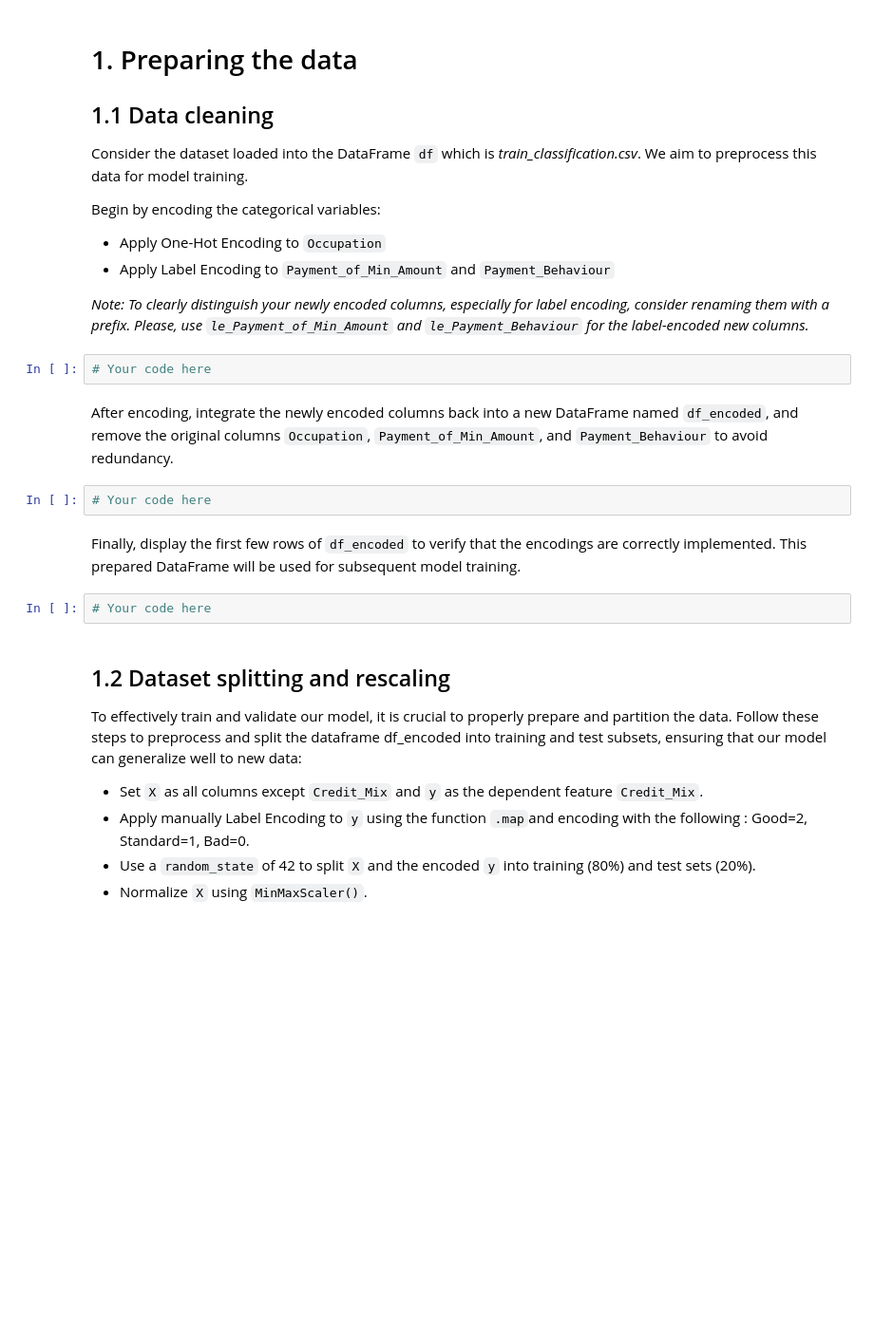
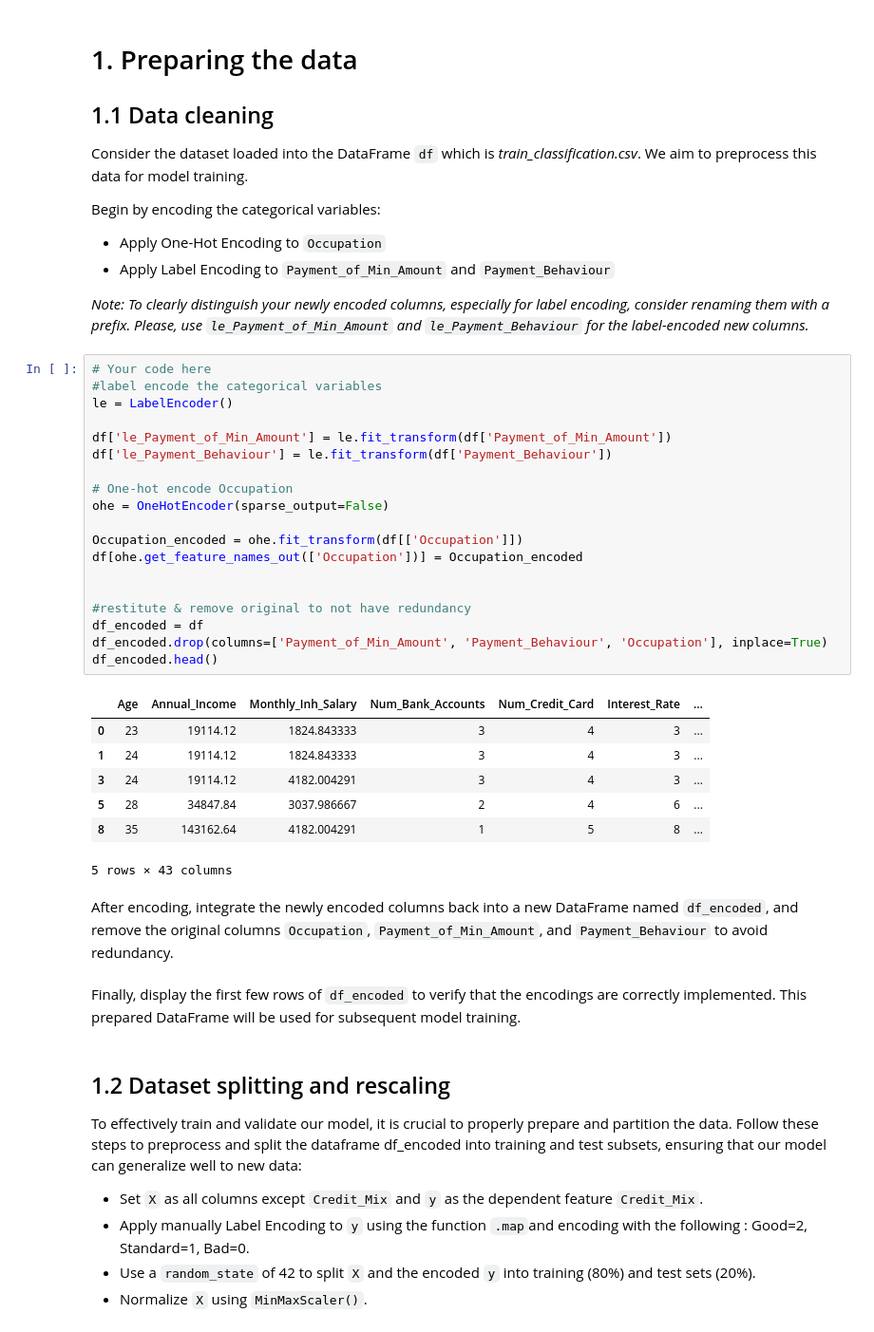
Before and after one commit to linneverh/MachineLearning, a Jupyter notebook: assignments/Part 4/Assignment_4_2024.ipynb, the cells around one changed output. Shown at 95% size. Drawn from its saved outputs; the diff is of its cells as text; blank space fills up the shorter version.

```diff
--- a/assignments/Part 4/Assignment_4_2024.ipynb
+++ b/assignments/Part 4/Assignment_4_2024.ipynb
@@ -118,16 +118,37 @@ Begin by encoding the categorical variables:
 - Apply Label Encoding to `Payment_of_Min_Amount` and `Payment_Behaviour`
 
 *Note: To clearly distinguish your newly encoded columns, especially for label encoding, consider renaming them with a prefix. Please, use `le_Payment_of_Min_Amount` and `le_Payment_Behaviour` for the label-encoded new columns.*
-# %%
-# Your code here
+# %%
+# Your code here
+#label encode the categorical variables
+le = LabelEncoder()
+
+df['le_Payment_of_Min_Amount'] = le.fit_transform(df['Payment_of_Min_Amount'])
+df['le_Payment_Behaviour'] = le.fit_transform(df['Payment_Behaviour'])
+
+# One-hot encode Occupation
+ohe = OneHotEncoder(sparse_output=False)
+
+Occupation_encoded = ohe.fit_transform(df[['Occupation']])
+df[ohe.get_feature_names_out(['Occupation'])] = Occupation_encoded
+
+
+#restitute & remove original to not have redundancy
+df_encoded = df
+df_encoded.drop(columns=['Payment_of_Min_Amount', 'Payment_Behaviour', 'Occupation'], inplace=True)
+df_encoded.head()
+# %% [output]
+|  | Age | Annual_Income | Monthly_Inh_Salary | Num_Bank_Accounts | Num_Credit_Card | Interest_Rate | ... |
+| 0 | 23 | 19114.12 | 1824.843333 | 3 | 4 | 3 | ... |
+| 1 | 24 | 19114.12 | 1824.843333 | 3 | 4 | 3 | ... |
+| 3 | 24 | 19114.12 | 4182.004291 | 3 | 4 | 3 | ... |
+| 5 | 28 | 34847.84 | 3037.986667 | 2 | 4 | 6 | ... |
+| 8 | 35 | 143162.64 | 4182.004291 | 1 | 5 | 8 | ... |
+5 rows × 43 columns
 # %% [markdown]
  After encoding, integrate the newly encoded columns back into a new DataFrame named `df_encoded`, and remove the original columns `Occupation`, `Payment_of_Min_Amount`, and `Payment_Behaviour` to avoid redundancy.
-# %%
-# Your code here
 # %% [markdown]
 Finally, display the first few rows of `df_encoded` to verify that the encodings are correctly implemented. This prepared DataFrame will be used for subsequent model training.
-# %%
-# Your code here
 # %% [markdown]
 ## 1.2 Dataset splitting and rescaling
 
```
Also changed, not shown: parts of 25 cells of this notebook.
